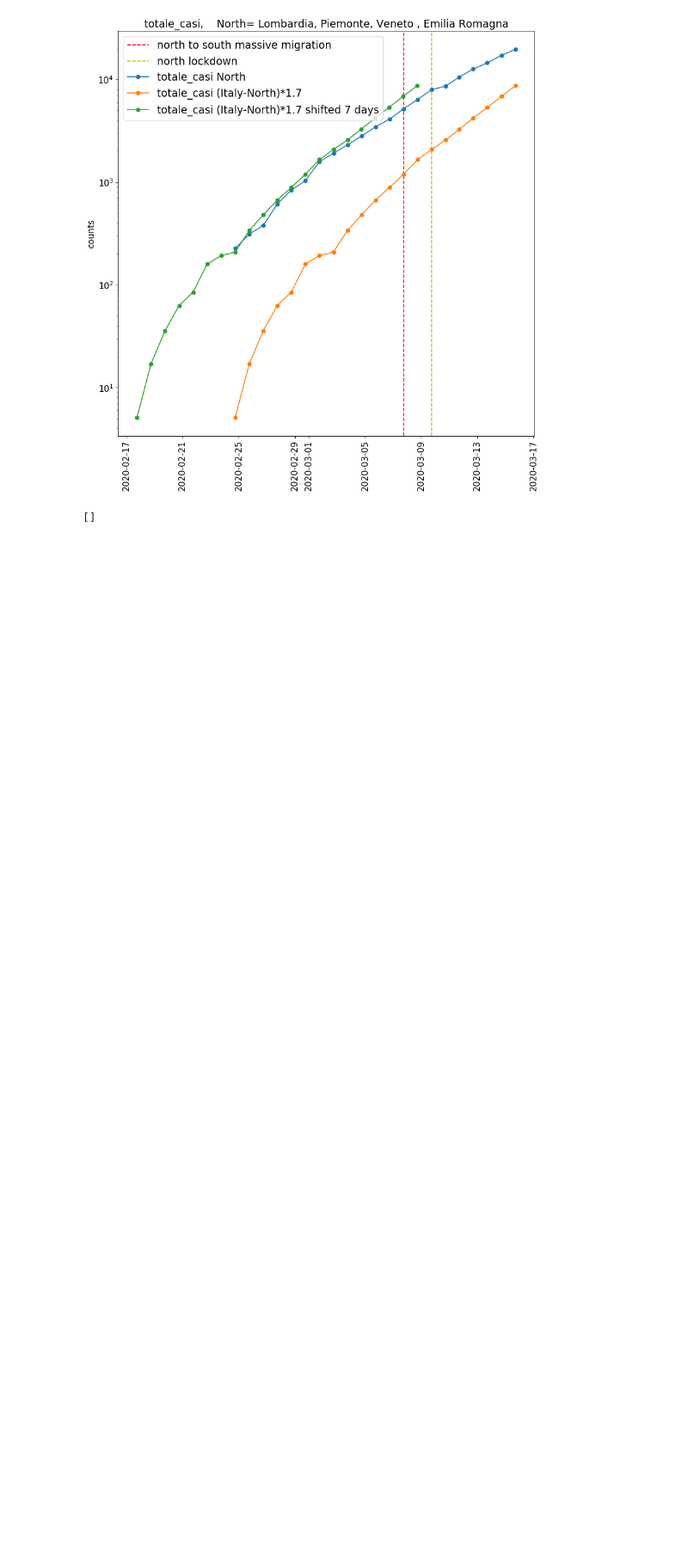
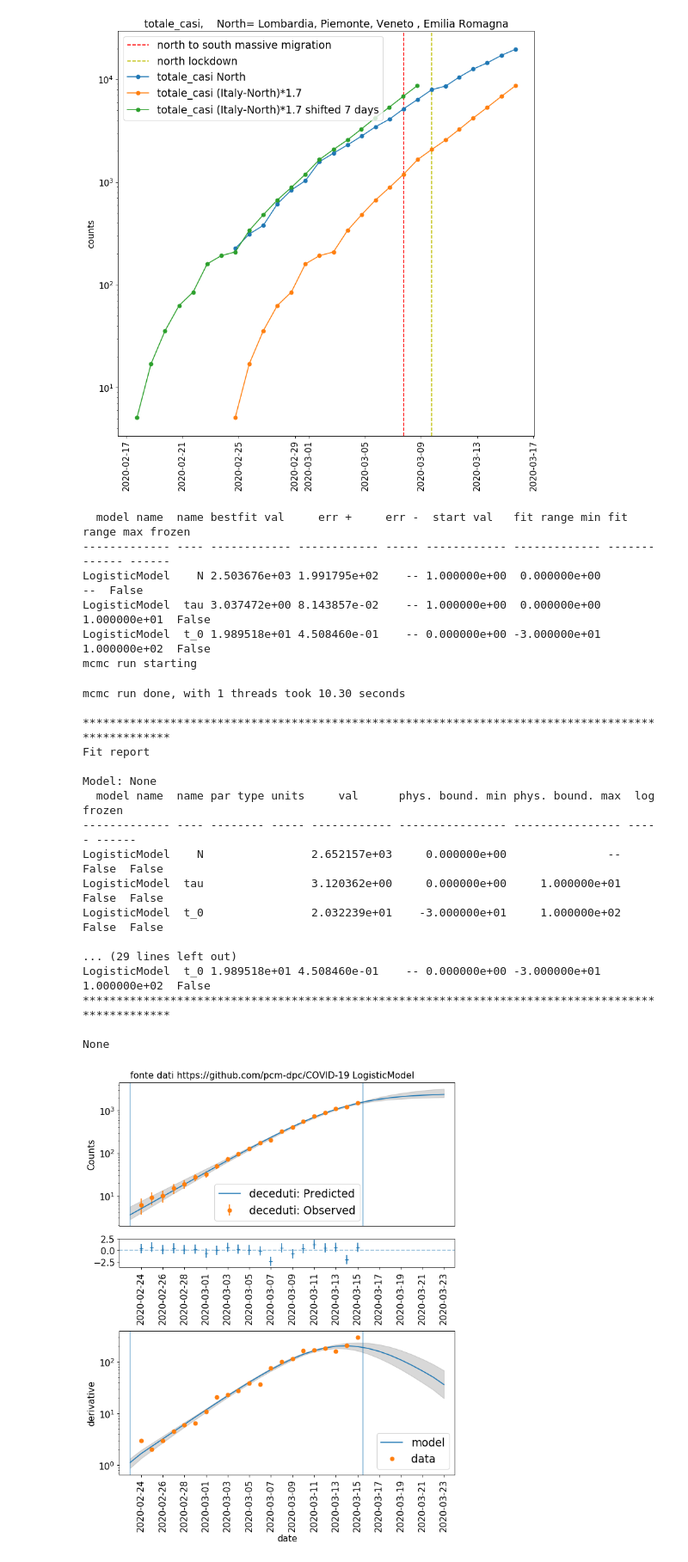
Before and after one commit to andreatramacere/covid19-analysis, a Jupyter notebook: covid_stat.ipynb, the cells around one changed output. Shown at 86% size. Cells and saved outputs as stored; diff of their text form; code cells hidden in the pictures; blank space fills up the shorter version.

```diff
--- a/covid_stat.ipynb
+++ b/covid_stat.ipynb
@@ -183,15 +185,35 @@ def get_data_jh(name='Confirmed',country='Italy',fake_error=False):
     data=Data(data_table,pd.to_datetime(t,format='%m/%d/%y').date)
     return data,df
 
-def get_data_protezione_civile(name='deceduti',fake_error=False,regione=None):
-
+def get_data_protezione_civile(name='deceduti',fake_error=False,regione=None,exclude=False):
     if regione is None:
         table=Table.read('COVID-19-PROTEZIONECIVILE/dati-andamento-nazionale/dpc-covid19-ita-andamento-nazionale.csv')
         df=table.to_pandas()
     else:
-        table=Table.read('COVID-19-PROTEZIONECIVILE/dati-regioni/dpc-covid19-ita-regioni.csv')
-        df=table.to_pandas()
-        df=df[df['denominazione_regione']==regione]
+        if isinstance(regione,Iterable):
+            pass
+        else:
+            regione=[regione]
+        if exclude is True:
+            table=Table.read('COVID-19-PROTEZIONECIVILE/dati-andamento-nazionale/dpc-covid19-ita-andamento-nazionale.csv')
+            df_full=table.to_pandas()
+
+        for ID,reg in enumerate(regione):
+            table=Table.read('COVID-19-PROTEZIONECIVILE/dati-regioni/dpc-covid19-ita-regioni.csv')
+            df=table.to_pandas()
+            df=df[df['denominazione_regione']==reg]
+
+            if exclude is True:
+                df_full[name]=df_full[name].array-df[name].array
+            else:
+                if ID>=1:
+                    df[name]=df[name].array+df_old
+                else:
+                    df_old=df[name].array
+
+        if exclude is True:
+            df=df_full
+
     t=df['data']
     t=pd.to_datetime(t)
     time=np.arange(1,len(t)+1)
@@ -584,7 +597,34 @@ y=log_func(x,N,t_0,tau)
-# %%
-plt.plot(x,y)
-plt.plot(x,np.gradient(y))
-plt.plot(x,np.gradient(np.gradient(y)))
-plt.semilogy()
-# %% [output]
-[]
+# %%
+name='deceduti'
+data,df =get_data_protezione_civile(name,fake_error=False,regione=['Lombardia','Piemonte','Veneto','Emilia Romagna'])
+model=LogisticModel()
+bfm,mm,mcmc,data,fig=do_analysis(model,data,t_start=0,t_stop=21.5,t_start_model=0,t_stop_model=30,name=name,mcmc_steps=500,title=' fonte dati https://github.com/pcm-dpc/COVID-19 %s'%lm.name,do_mcmc=True)
+f=mcmc.corner_plot(quantiles=(0.16,0.5,0.84))
+f.suptitle('Logistic Model , quantiles=%s'%str((0.16,0.5,0.84)),y=1.01)
+plt.tight_layout()
+print(mm.show_report())
+# %% [output]
+  model name  name bestfit val     err +     err -  start val   fit range min fit range max frozen
+------------- ---- ------------ ------------ ----- ------------ ------------- ------------- ------
+LogisticModel    N 2.503676e+03 1.991795e+02    -- 1.000000e+00  0.000000e+00            --  False
+LogisticModel  tau 3.037472e+00 8.143857e-02    -- 1.000000e+00  0.000000e+00  1.000000e+01  False
+LogisticModel  t_0 1.989518e+01 4.508460e-01    -- 0.000000e+00 -3.000000e+01  1.000000e+02  False
+mcmc run starting
+mcmc run done, with 1 threads took 10.30 seconds
+
+**************************************************************************************************
+Fit report
+
+Model: None
+  model name  name par type units     val      phys. bound. min phys. bound. max  log  frozen
+------------- ---- -------- ----- ------------ ---------------- ---------------- ----- ------
+LogisticModel    N                2.652157e+03     0.000000e+00               -- False  False
+LogisticModel  tau                3.120362e+00     0.000000e+00     1.000000e+01 False  False
+LogisticModel  t_0                2.032239e+01    -3.000000e+01     1.000000e+02 False  False
+
+... (29 lines left out)
+LogisticModel  t_0 1.989518e+01 4.508460e-01    -- 0.000000e+00 -3.000000e+01  1.000000e+02  False
+**************************************************************************************************
+
+None
+[figure, added]
```
Also changed, not shown: parts of 10 cells of this notebook.
